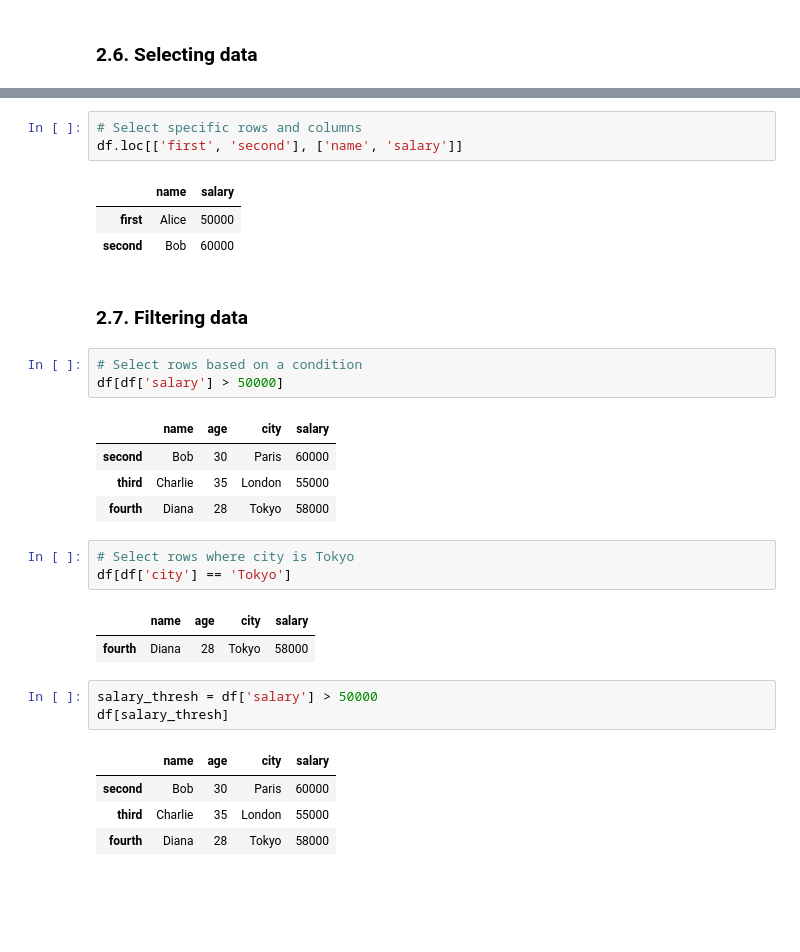
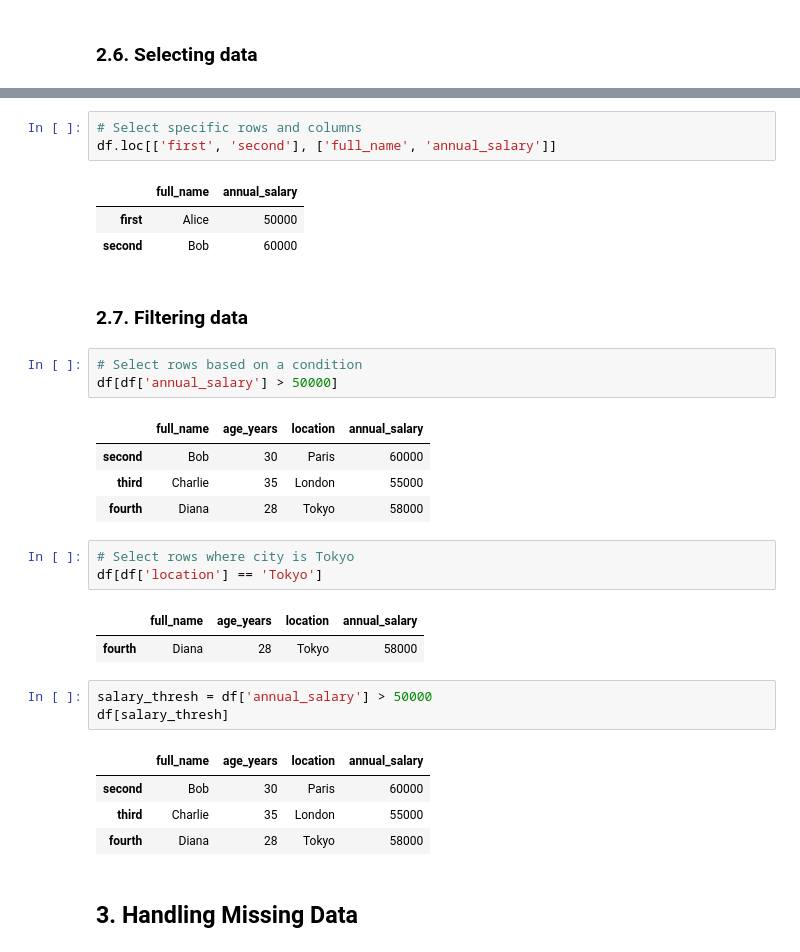
Before and after one commit to rudedude693/FSA_devops, a Jupyter notebook: docs/assets/notebooks/unit2/Lesson_10_demo.ipynb, the cells around one changed output, grey strips where cells are left out. Saved outputs shown, nothing was run; the diff lists cells and outputs as text; blank space fills up the shorter version.

```diff
--- a/docs/assets/notebooks/unit2/Lesson_10_demo.ipynb
+++ b/docs/assets/notebooks/unit2/Lesson_10_demo.ipynb
@@ -252,32 +267,34 @@ df.loc[['first', 'second']]
 | second | Bob | 30 | Paris | 60000 |
 # %%
 # Select specific rows and columns
-df.loc[['first', 'second'], ['name', 'salary']]
+df.loc[['first', 'second'], ['full_name', 'annual_salary']]
 # %% [output]
-|  | name | salary |
+|  | full_name | annual_salary |
 | first | Alice | 50000 |
 | second | Bob | 60000 |
 # %% [markdown]
 ### 2.7. Filtering data
 # %%
 # Select rows based on a condition
-df[df['salary'] > 50000]
+df[df['annual_salary'] > 50000]
 # %% [output]
-|  | name | age | city | salary |
+|  | full_name | age_years | location | annual_salary |
 | second | Bob | 30 | Paris | 60000 |
 | third | Charlie | 35 | London | 55000 |
 | fourth | Diana | 28 | Tokyo | 58000 |
 # %%
 # Select rows where city is Tokyo
-df[df['city'] == 'Tokyo']
+df[df['location'] == 'Tokyo']
 # %% [output]
-|  | name | age | city | salary |
+|  | full_name | age_years | location | annual_salary |
 | fourth | Diana | 28 | Tokyo | 58000 |
 # %%
-salary_thresh = df['salary'] > 50000
+salary_thresh = df['annual_salary'] > 50000
 df[salary_thresh]
 # %% [output]
-|  | name | age | city | salary |
+|  | full_name | age_years | location | annual_salary |
 | second | Bob | 30 | Paris | 60000 |
 | third | Charlie | 35 | London | 55000 |
 | fourth | Diana | 28 | Tokyo | 58000 |
+# %% [markdown]
+## 3. Handling Missing Data
```
Also changed, not shown: parts of 19 cells of this notebook.
